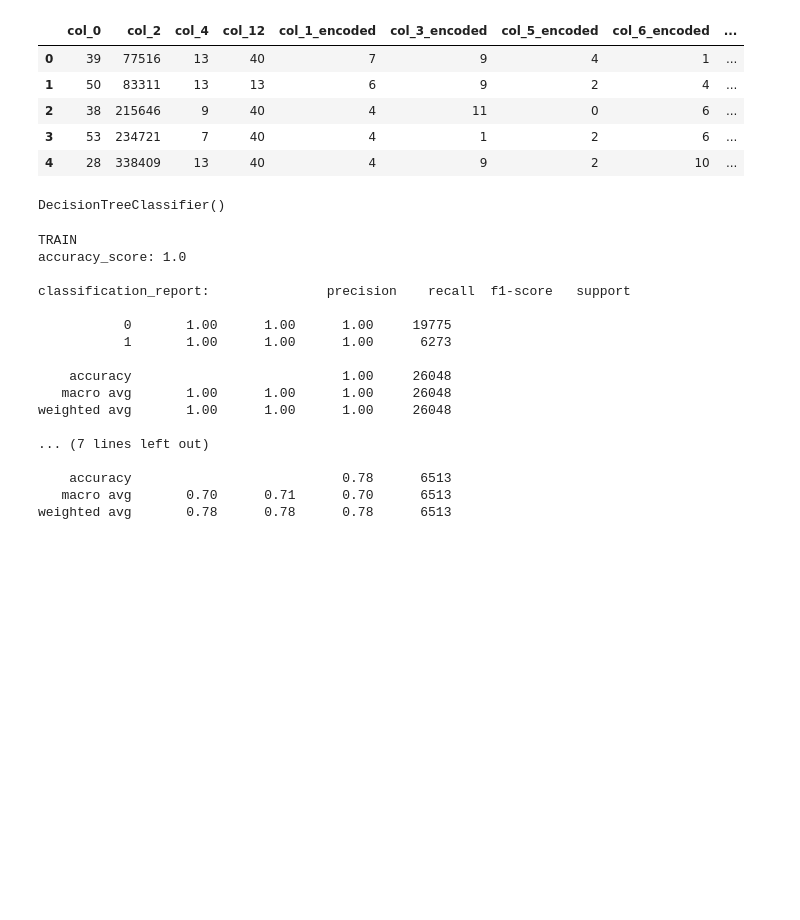
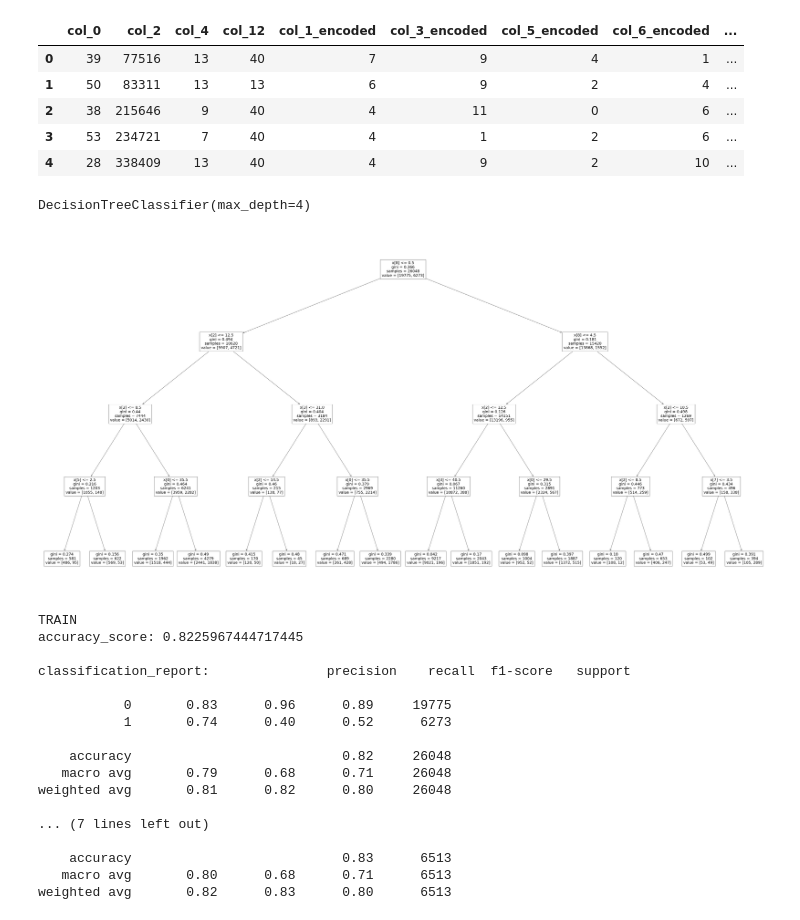
Before and after one commit to Diksha-Bora/Machine_Learning, a Jupyter notebook: DecisionTree17.ipynb, the cells around one changed output. Drawn from its saved outputs; the diff is of its cells as text; code cells hidden in the pictures; blank space fills up the shorter version.

```diff
--- a/DecisionTree17.ipynb
+++ b/DecisionTree17.ipynb
@@ -102,10 +102,17 @@ x_train,x_test,y_train,y_test = train_test_split(x,y,test_size=0.2,random_state=
 # %%
 #MODEL SELECTION
 from sklearn.tree import DecisionTreeClassifier
-dtc = DecisionTreeClassifier(criterion="gini")
+dtc = DecisionTreeClassifier(criterion="gini",max_depth=4)
 dtc.fit(x_train,y_train)
 # %% [output]
-DecisionTreeClassifier()
+DecisionTreeClassifier(max_depth=4)
+# %%
+from sklearn.tree import plot_tree
+plt.figure(figsize=[80,40])
+plot_tree(dtc)
+plt.show()
+# %% [output]
+[figure, added]
 # %%
 y_pred_train = dtc.predict(x_train)
 y_pred_test = dtc.predict(x_test)
@@ -120,19 +127,19 @@ print("accuracy_score:",accuracy_score(y_test,y_pred_test))
 print("\nclassification_report:",classification_report(y_test,y_pred_test))
 # %% [output]
 TRAIN
-accuracy_score: 1.0
+accuracy_score: 0.8225967444717445
 
 classification_report:               precision    recall  f1-score   support
 
-           0       1.00      1.00      1.00     19775
-           1       1.00      1.00      1.00      6273
+           0       0.83      0.96      0.89     19775
+           1       0.74      0.40      0.52      6273
 
-    accuracy                           1.00     26048
-   macro avg       1.00      1.00      1.00     26048
-weighted avg       1.00      1.00      1.00     26048
+    accuracy                           0.82     26048
+   macro avg       0.79      0.68      0.71     26048
+weighted avg       0.81      0.82      0.80     26048
 
 ... (7 lines left out)
 
-    accuracy                           0.78      6513
-   macro avg       0.70      0.71      0.70      6513
-weighted avg       0.78      0.78      0.78      6513
+    accuracy                           0.83      6513
+   macro avg       0.80      0.68      0.71      6513
+weighted avg       0.82      0.83      0.80      6513
```
